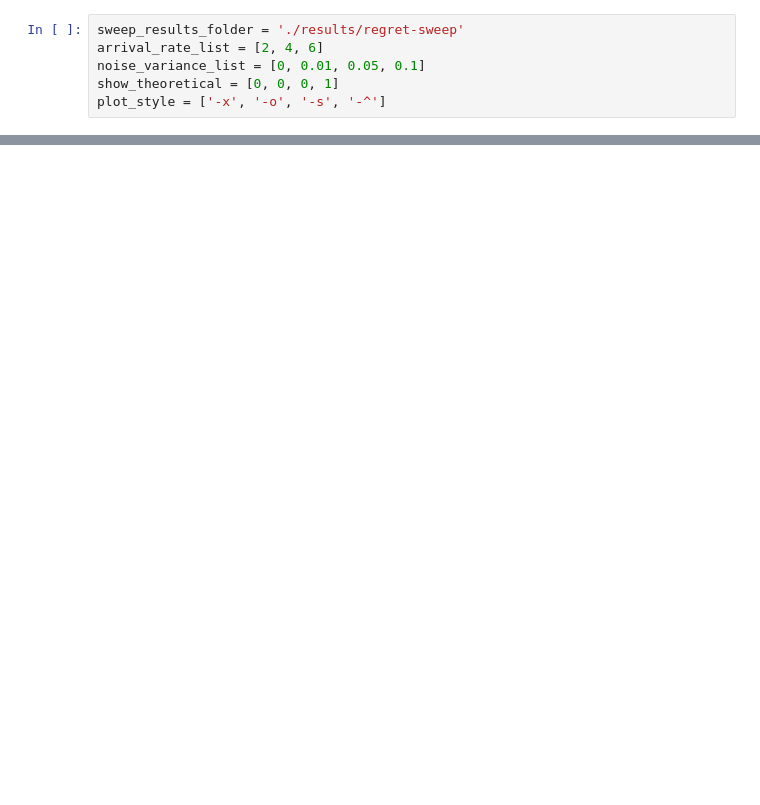
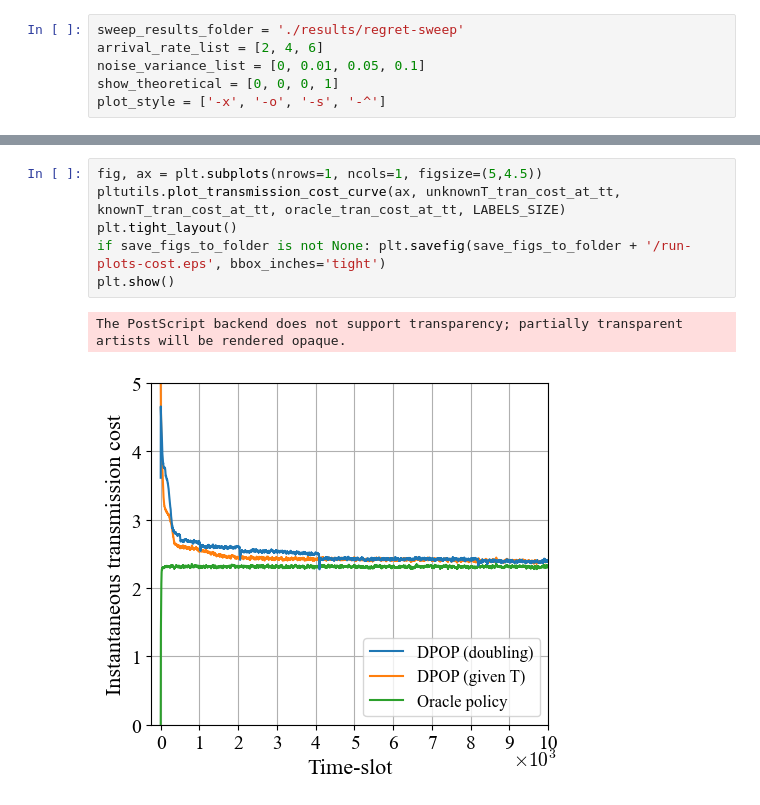
Before and after one commit to SathwikChadaga/Optimistic-DPP, a Jupyter notebook: plot_results.ipynb, the cells around one changed output, grey strips where cells are left out. Cells and saved outputs as stored; diff of their text form; blank space fills up the shorter version.

```diff
--- a/plot_results.ipynb
+++ b/plot_results.ipynb
@@ -253,0 +88,9 @@ The PostScript backend does not support transparency; partially transparent arti
+# %%
+fig, ax = plt.subplots(nrows=1, ncols=1, figsize=(5,4.5))
+pltutils.plot_transmission_cost_curve(ax, unknownT_tran_cost_at_tt, knownT_tran_cost_at_tt, oracle_tran_cost_at_tt, LABELS_SIZE)
+plt.tight_layout()
+if save_figs_to_folder is not None: plt.savefig(save_figs_to_folder + '/run-plots-cost.eps', bbox_inches='tight')
+plt.show()
+# %% [output]
+The PostScript backend does not support transparency; partially transparent artists will be rendered opaque.
+[figure, added]
```
Also changed, not shown: parts of 13 cells of this notebook, 1 other file.
